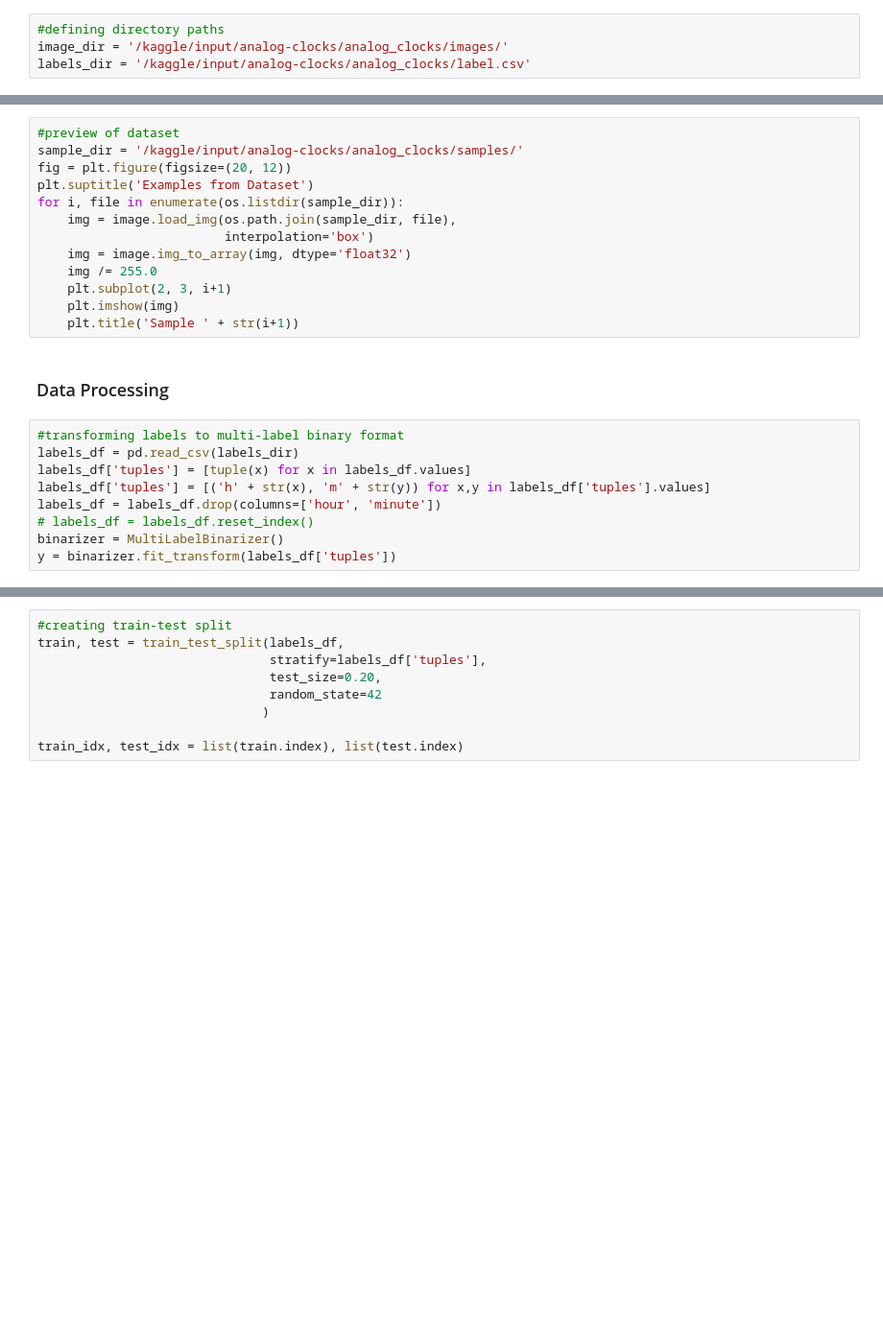
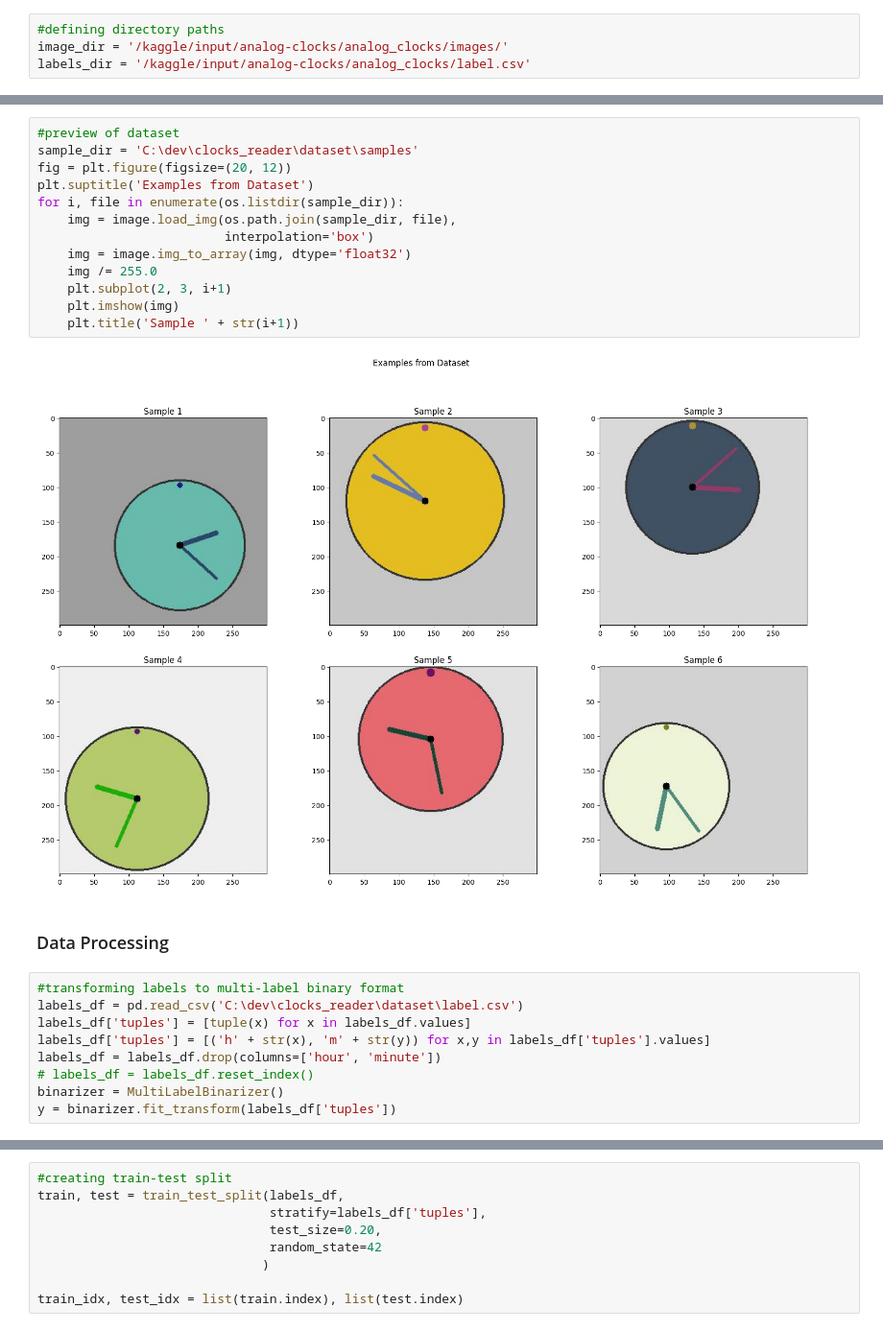
Before and after one commit to VladutFlorian28/clock_reader_ml, a Jupyter notebook: Copy_of_Reading_Analog_Clocks.ipynb, the cells around one changed output, grey strips where cells are left out. Shown at 96% size. Cells and saved outputs as stored; diff of their text form; blank space fills up the shorter version.

```diff
--- a/Copy_of_Reading_Analog_Clocks.ipynb
+++ b/Copy_of_Reading_Analog_Clocks.ipynb
@@ -48,21 +93,23 @@ labels.minute.value_counts(normalize=True)
 # %%
 #preview of dataset
-sample_dir = '/kaggle/input/analog-clocks/analog_clocks/samples/'
+sample_dir = 'C:\dev\clocks_reader\dataset\samples'
 fig = plt.figure(figsize=(20, 12))
 plt.suptitle('Examples from Dataset')
 for i, file in enumerate(os.listdir(sample_dir)):
     img = image.load_img(os.path.join(sample_dir, file),
                          interpolation='box')
     img = image.img_to_array(img, dtype='float32')
     img /= 255.0
     plt.subplot(2, 3, i+1)
     plt.imshow(img)
     plt.title('Sample ' + str(i+1))
+# %% [output]
+[figure, added]
 # %% [markdown]
 ### Data Processing
 # %%
 #transforming labels to multi-label binary format
-labels_df = pd.read_csv(labels_dir)
+labels_df = pd.read_csv('C:\dev\clocks_reader\dataset\label.csv')
 labels_df['tuples'] = [tuple(x) for x in labels_df.values]
 labels_df['tuples'] = [('h' + str(x), 'm' + str(y)) for x,y in labels_df['tuples'].values]
 labels_df = labels_df.drop(columns=['hour', 'minute'])
```
Also changed, not shown: parts of 14 cells of this notebook.
